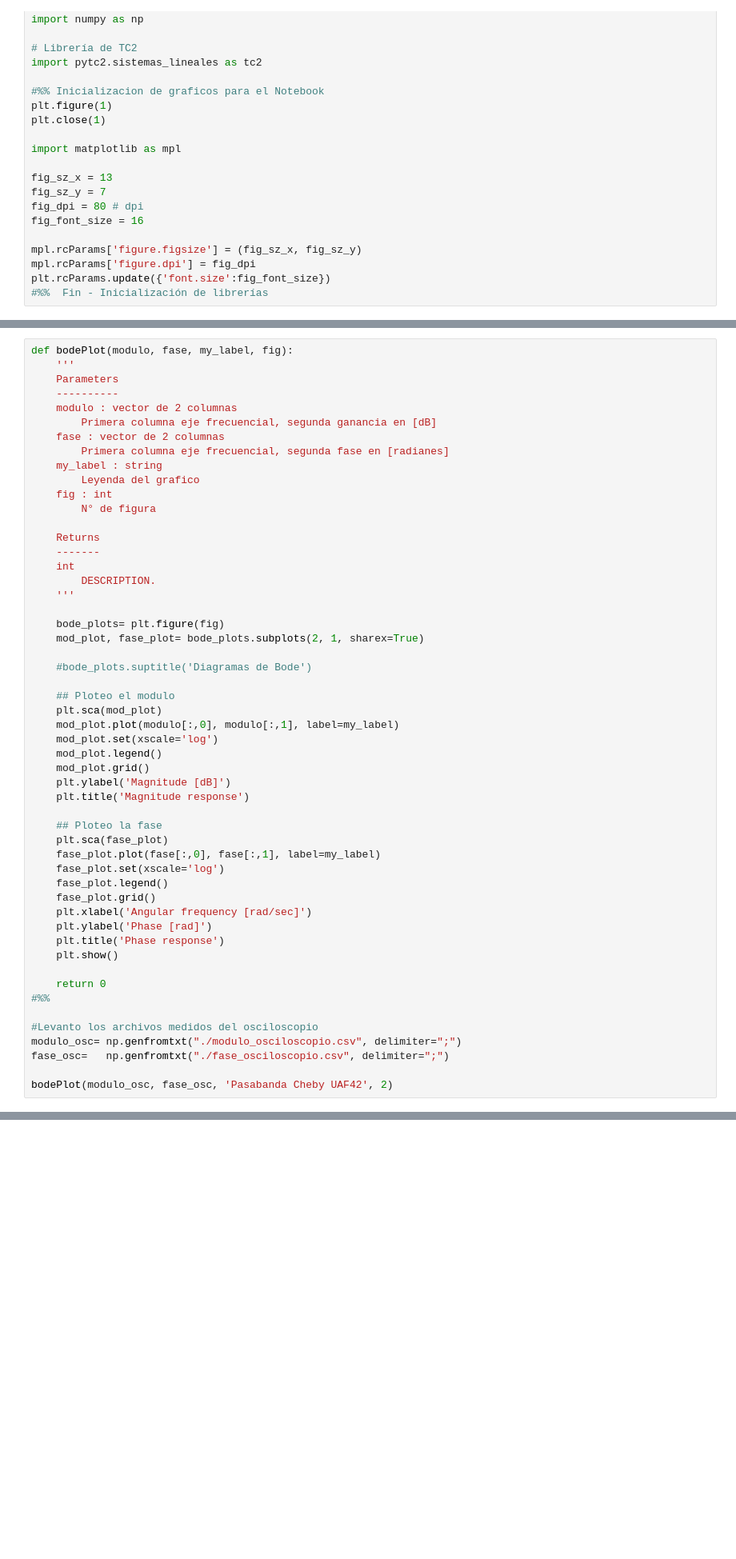
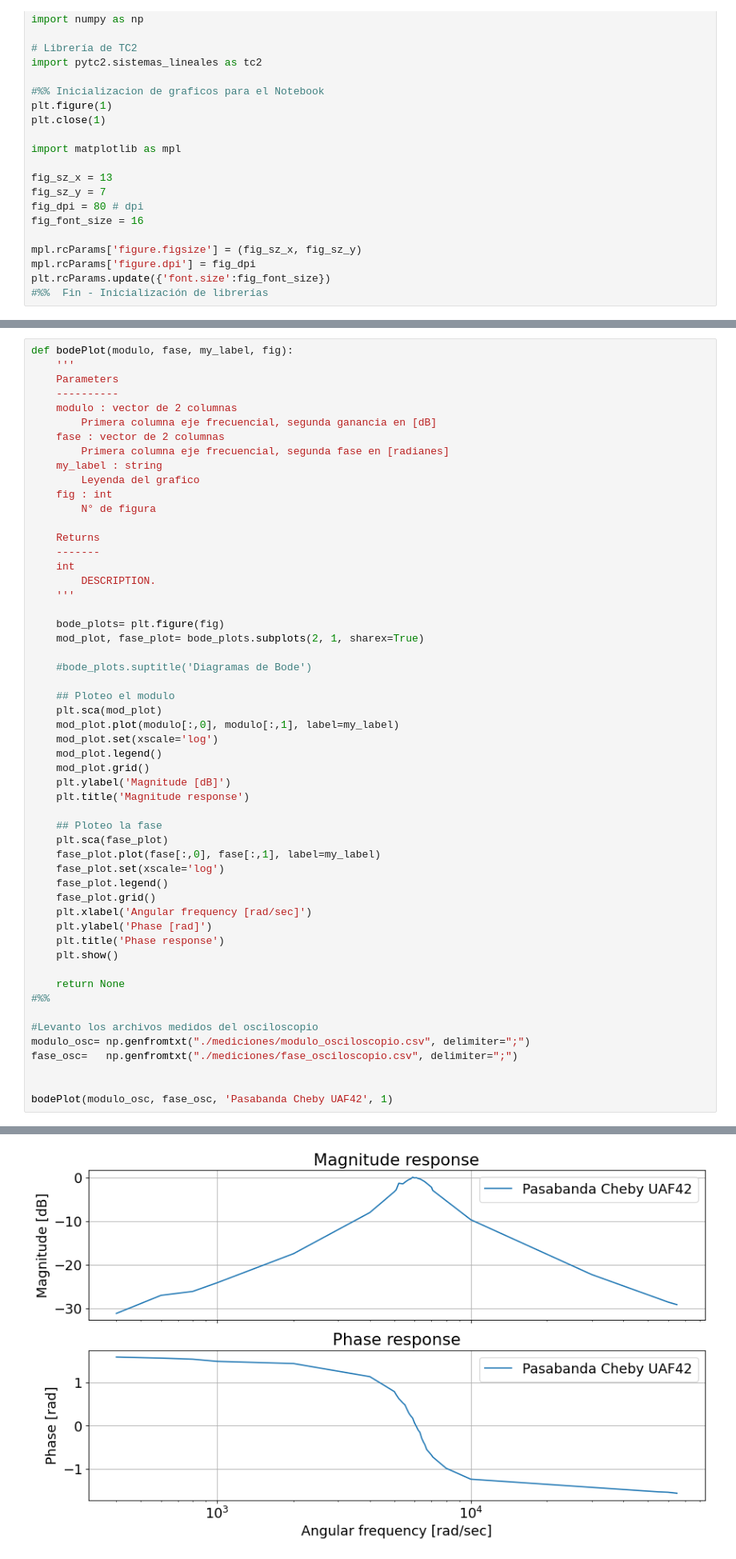
Before and after one commit to spalozzo/tc2_2023, a Jupyter notebook: TP_Laboratorio/Informe_TPLAB1.ipynb, the cells around one changed output, grey strips where cells are left out. Shown at 80% size. Saved outputs shown, nothing was run; the diff lists cells and outputs as text; blank space fills up the shorter version.

```diff
--- a/TP_Laboratorio/Informe_TPLAB1.ipynb
+++ b/TP_Laboratorio/Informe_TPLAB1.ipynb
@@ -222,12 +278,13 @@ def bodePlot(modulo, fase, my_label, fig):
     plt.title('Phase response')
     plt.show()
 
-    return 0
+    return None
 #%%
 
 #Levanto los archivos medidos del osciloscopio
-modulo_osc= np.genfromtxt("./modulo_osciloscopio.csv", delimiter=";")
-fase_osc=   np.genfromtxt("./fase_osciloscopio.csv", delimiter=";")
+modulo_osc= np.genfromtxt("./mediciones/modulo_osciloscopio.csv", delimiter=";")
+fase_osc=   np.genfromtxt("./mediciones/fase_osciloscopio.csv", delimiter=";")
 
-bodePlot(modulo_osc, fase_osc, 'Pasabanda Cheby UAF42', 2)
+
+bodePlot(modulo_osc, fase_osc, 'Pasabanda Cheby UAF42', 1)
 # %% [output]
@@ -235 +291,2 @@ FileNotFoundError: ./modulo_osciloscopio.csv not found.
+[figure, added]
 # %% [markdown]
```
Also changed, not shown: parts of 16 cells of this notebook, 23 other files.
